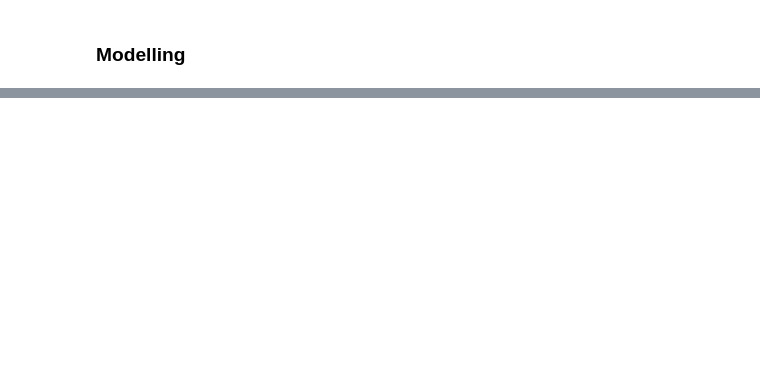
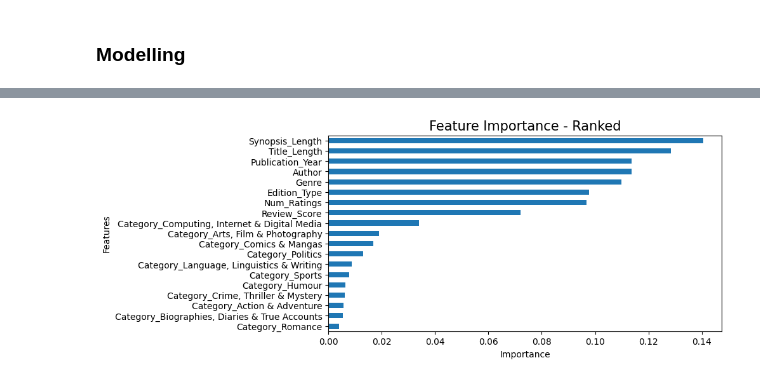
Before and after one commit to MNCEDISIMNCWABE/myportfolio, a Jupyter notebook: Competitions/Predict_Price_of_a_Book.ipynb, the cells around one changed output, grey strips where cells are left out. Cells and saved outputs as stored; diff of their text form; code cells hidden in the pictures; blank space fills up the shorter version.

Commit message:
feature importance

```diff
--- a/Competitions/Predict_Price_of_a_Book.ipynb
+++ b/Competitions/Predict_Price_of_a_Book.ipynb
@@ -300,7 +318,7 @@ def drop_columns(df):
     Drops columns not necessary for model training
     '''
 
-    df = df.drop(['Title','Author','Edition','Reviews','Ratings','Synopsis','Genre','Edition_Type'],axis=1)
+    df = df.drop(['Title','Edition','Reviews','Ratings','Synopsis'],axis=1)
 
     return df
 
@@ -309,7 +327,7 @@ test = drop_columns(books_test)
 # %%
 def encode_book_categories_and_edition_types(df):
     """
-    Performs one-hot encoding on the 'BookCategory' and 'Edition_Type' columns of a DataFrame.
+    Performs one-hot encoding on the 'BookCategory' columns of a DataFrame.
 
     """
     # One-hot encode 'BookCategory'
@@ -325,6 +343,21 @@ def encode_book_categories_and_edition_types(df):
 
 train = encode_book_categories_and_edition_types(train)
 test = encode_book_categories_and_edition_types(test)
+# %%
+def label_encode(df):
+    """
+    Performs one-hot encoding on the 'BookCategory' and 'Edition_Type' columns of a DataFrame.
+
+    """
+    label_encoder = preprocessing.LabelEncoder()
+    df['Edition_Type']= label_encoder.fit_transform(df['Edition_Type'])
+    df['Author']= label_encoder.fit_transform(df['Author'])
+    df['Genre']= label_encoder.fit_transform(df['Genre'])
+
+    return df
+
+train = label_encode(train)
+test = label_encode(test)
 # %% [markdown]
 ### Modelling
 # %%
@@ -368,7 +401,7 @@ def model_application(X_train, y_train, optimiser):
     """
     if optimiser:
         params = {
-            'n_estimators': [100, 150],
+            'n_estimators': [100, 200],
             'max_depth': [None, 10, 20],
             'max_features': ['auto', 'sqrt', 'log2'],
             'min_samples_split': [2, 10],
@@ -437,3 +469,28 @@ Root Mean Squared Error: 624.3253358912337
+# %%
+def plot_feature_importance(model, feature_names, n=30):
+
+    '''
+    Produces a plot displaying features that are most important predictors of the target feature.
+            Parameters:
+                    random forest model
+                    feature names
+    '''
+
+    plt.figure(figsize=(8, 4))
+
+    feat_importances = pd.Series(model.feature_importances_, index=feature_names)
+    feat_importances.nsmallest(n).plot(kind='barh')
+    importances = model.feature_importances_
+    indices = np.argsort(importances)
+
+    plt.xlabel('Importance')
+    plt.ylabel('Features')
+    plt.title("Feature Importance - Ranked", fontsize=15)
+    plt.show()
+
+plot_feature_importance(rf, X_train.columns)
+# %% [output]
+[figure, added]
 # %%
 # Apply trained model to the test set to predict Price of the books in the tese dataset
 test_predictions = rf.predict(test)
```
Also changed, not shown: parts of 13 cells of this notebook, 1 other file.
